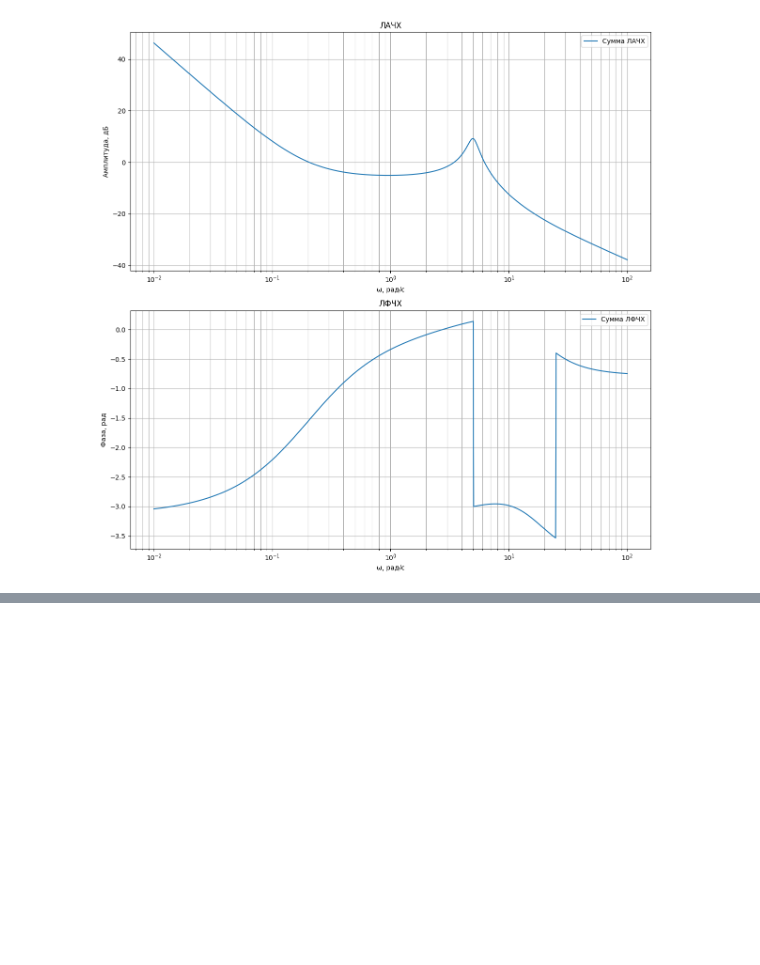
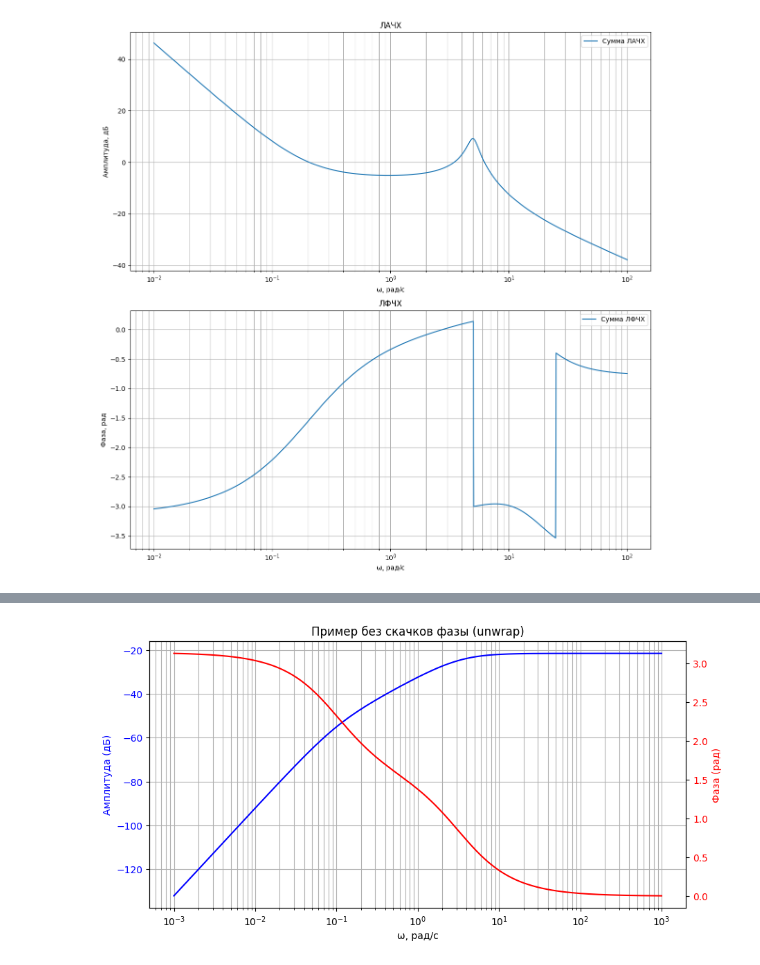
Before and after one commit to Korben-detka/Fundamentals-of-control-theory, a Jupyter notebook: 4/laba4.ipynb, the cells around one changed output, grey strips where cells are left out. Drawn from its saved outputs; the diff is of its cells as text; code cells hidden in the pictures; blank space fills up the shorter version.

```diff
--- a/4/laba4.ipynb
+++ b/4/laba4.ipynb
@@ -262,0 +211,48 @@ plt.show()
+# %%
+import numpy as np
+import matplotlib.pyplot as plt
+
+start_log = -3
+end_log   = 3
+separates = 1000
+omega = np.logspace(start_log, end_log, separates)
+
+# Предположим, что каждое из ваших звеньев возвращает
+# ( real_magnitude_db, approx_magnitude_db, phase )
+# и все они формы (N,) – то есть по одной кривой на «выход».
+
+# Собираем «сумму» по дБ и по фазе:
+total_real_mag_db   = np.zeros_like(omega)
+total_approx_mag_db = np.zeros_like(omega)
+total_phase         = np.zeros_like(omega)
+
+# Пример: aperiodic_first_por(k=1, factors=[10,0.3], omega=omega) и т.д.
+real_mag_1, approx_mag_1, phase_1 = aperiodic_first_por(k=1, factors=[10,0.3], omega=omega)
+real_mag_2, approx_mag_2, phase_2 = differenciruchee(k=0.5, factors=[1,1], omega=omega)
+# ... и другие звенья при необходимости ...
+
+# Складываем
+total_real_mag_db   += real_mag_1   + real_mag_2
+total_approx_mag_db += approx_mag_1 + approx_mag_2
+total_phase         += phase_1      + phase_2
+
+# В самом конце разворачиваем фазу
+total_phase_unwrapped = np.unwrap(total_phase)
+
+# Строим графики
+fig, ax1 = plt.subplots(figsize=(10, 5))
+ax1.semilogx(omega, total_real_mag_db, label='ЛАЧХ (дБ)', color='blue')
+ax1.set_xlabel('ω, рад/с')
+ax1.set_ylabel('Амплитуда (дБ)', color='blue')
+ax1.tick_params(axis='y', labelcolor='blue')
+ax1.grid(True, which='both')
+
+ax2 = ax1.twinx()
+ax2.semilogx(omega, total_phase_unwrapped, label='ЛФЧХ (рад)', color='red')
+ax2.set_ylabel('Фаза (рад)', color='red')
+ax2.tick_params(axis='y', labelcolor='red')
+
+plt.title("Пример без скачков фазы (unwrap)")
+plt.show()
+# %% [output]
+[figure, added]
```
Also changed, not shown: parts of 3 cells of this notebook.
